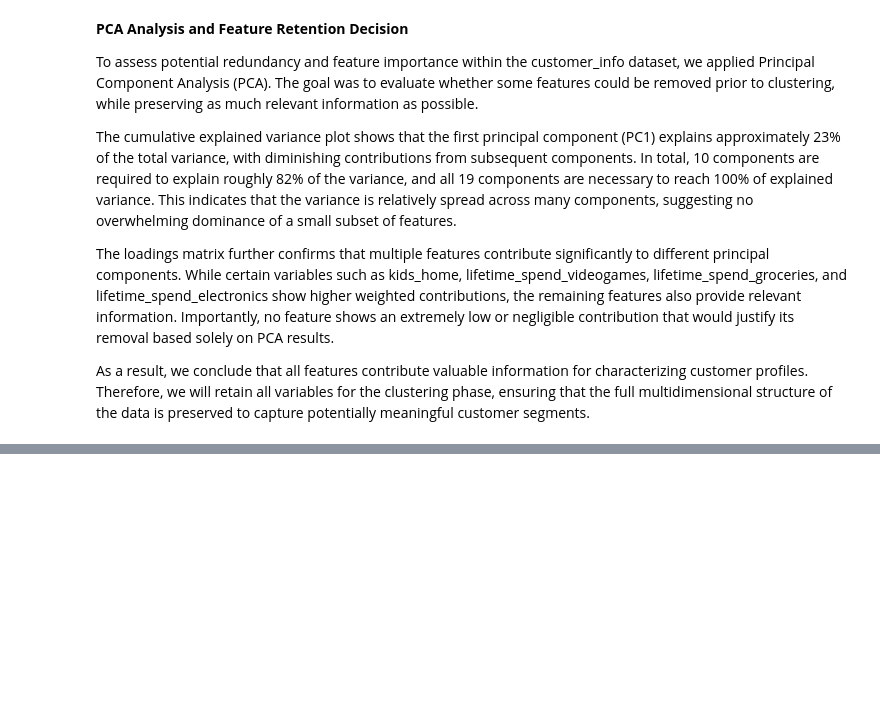
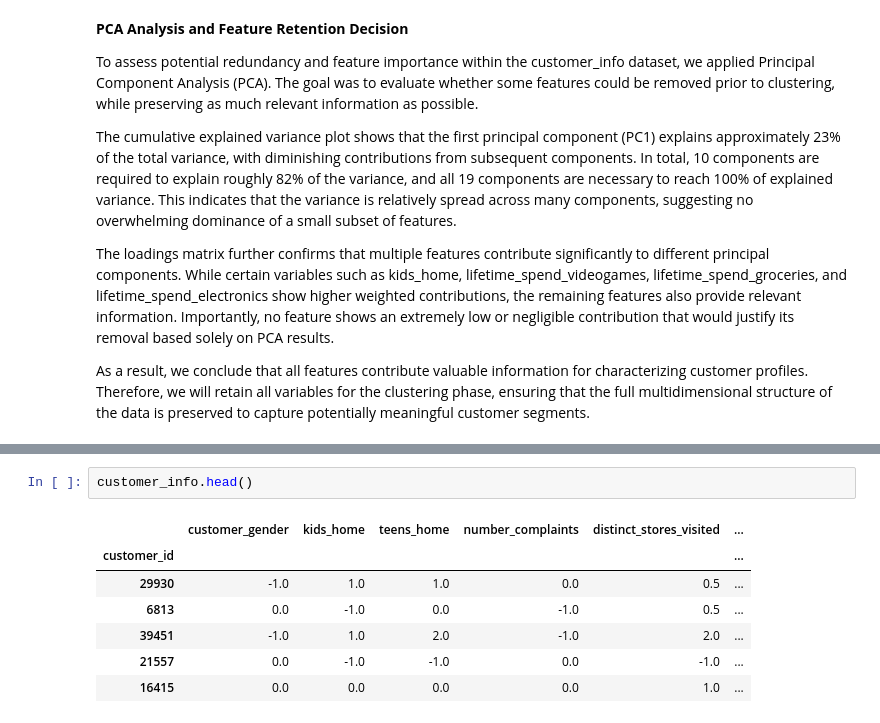
Before and after one commit to tiagocrz/ML-II-Customer-Segmentation, a Jupyter notebook: Notebooks/Preprocessing.ipynb, the cells around one changed output, grey strips where cells are left out. Saved outputs shown, nothing was run; the diff lists cells and outputs as text; blank space fills up the shorter version.

```diff
--- a/Notebooks/Preprocessing.ipynb
+++ b/Notebooks/Preprocessing.ipynb
@@ -613,0 +588,10 @@ As a result, we conclude that all features contribute valuable information for c
+# %%
+customer_info.head()
+# %% [output]
+|  | customer_gender | kids_home | teens_home | number_complaints | distinct_stores_visited | ... |
+| customer_id |  |  |  |  |  | ... |
+| 29930 | -1.0 | 1.0 | 1.0 | 0.0 | 0.5 | ... |
+| 6813 | 0.0 | -1.0 | 0.0 | -1.0 | 0.5 | ... |
+| 39451 | -1.0 | 1.0 | 2.0 | -1.0 | 2.0 | ... |
+| 21557 | 0.0 | -1.0 | -1.0 | 0.0 | -1.0 | ... |
+| 16415 | 0.0 | 0.0 | 0.0 | 0.0 | 1.0 | ... |
```
Also changed, not shown: parts of 4 cells of this notebook, 1 other file.
